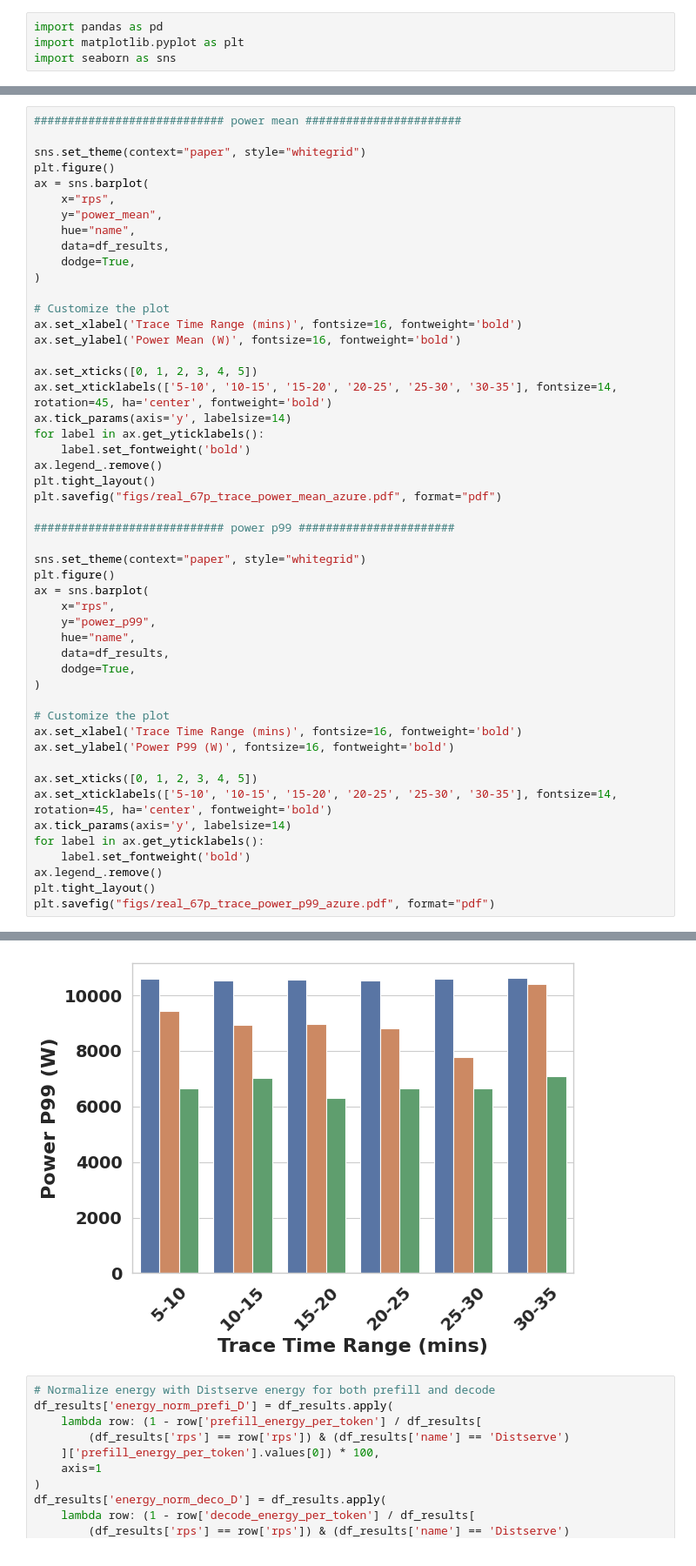
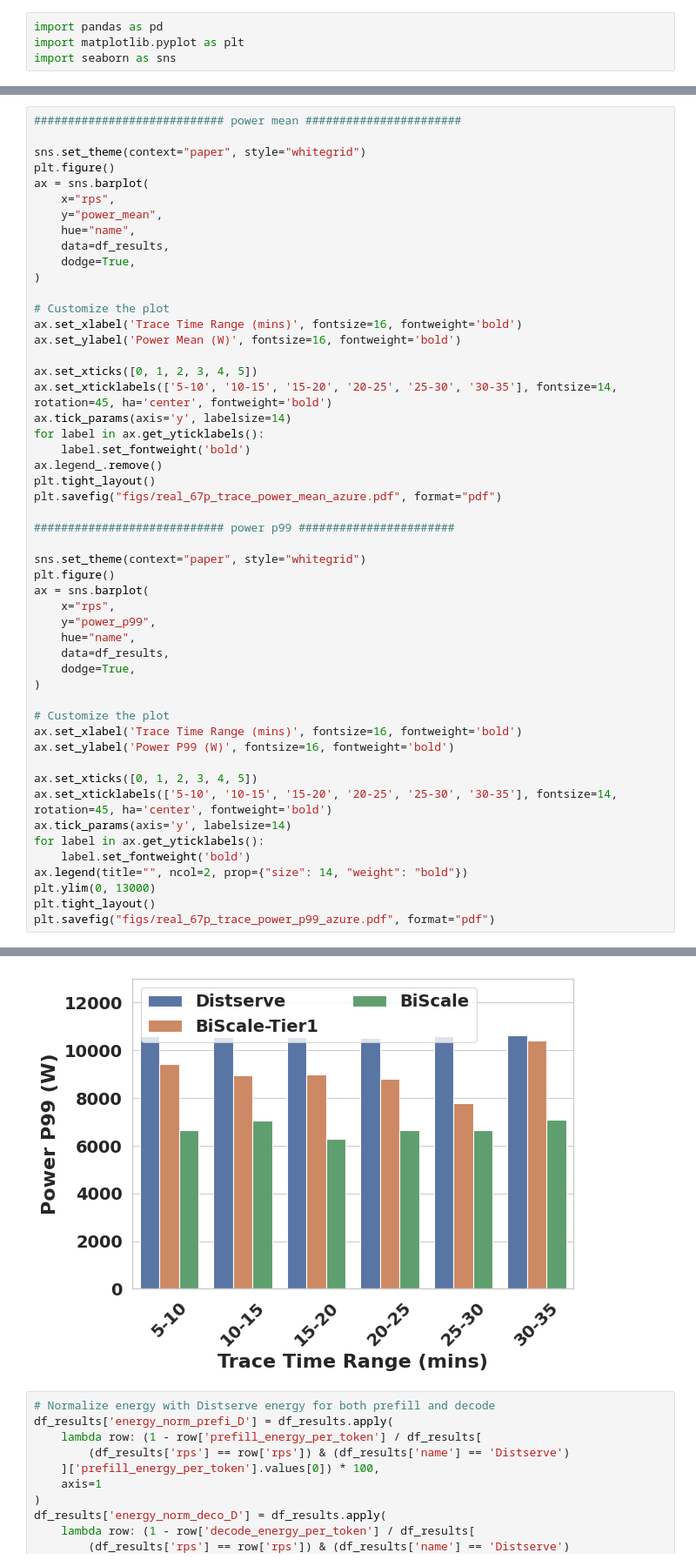
Before and after one commit to Louis-99/vllm-fork, a Jupyter notebook: additional_stuff/sosp_evals/2_nodes/disag_azure.ipynb, the cells around one changed output, grey strips where cells are left out. Shown at 87% size. Cells and saved outputs as stored; diff of their text form.

```diff
--- a/additional_stuff/sosp_evals/2_nodes/disag_azure.ipynb
+++ b/additional_stuff/sosp_evals/2_nodes/disag_azure.ipynb
@@ -216,35 +216,36 @@ for label in ax.get_yticklabels():
     label.set_fontweight('bold')
 ax.legend_.remove()
 plt.tight_layout()
 plt.savefig("figs/real_67p_trace_power_mean_azure.pdf", format="pdf")
 
 ############################ power p99 #######################
 
 sns.set_theme(context="paper", style="whitegrid")
 plt.figure()
 ax = sns.barplot(
     x="rps",
     y="power_p99",
     hue="name",
     data=df_results,
     dodge=True,
 )
 
 # Customize the plot
 ax.set_xlabel('Trace Time Range (mins)', fontsize=16, fontweight='bold')
 ax.set_ylabel('Power P99 (W)', fontsize=16, fontweight='bold')
 
 ax.set_xticks([0, 1, 2, 3, 4, 5])
 ax.set_xticklabels(['5-10', '10-15', '15-20', '20-25', '25-30', '30-35'], fontsize=14, rotation=45, ha='center', fontweight='bold')
 ax.tick_params(axis='y', labelsize=14)
 for label in ax.get_yticklabels():
     label.set_fontweight('bold')
-ax.legend_.remove()
+ax.legend(title="", ncol=2, prop={"size": 14, "weight": "bold"})
+plt.ylim(0, 13000)
 plt.tight_layout()
 plt.savefig("figs/real_67p_trace_power_p99_azure.pdf", format="pdf")
 # %% [output]
 [figure]
-[figure, old version]
+[figure, new version]
 # %%
 # Normalize energy with Distserve energy for both prefill and decode
 df_results['energy_norm_prefi_D'] = df_results.apply(
```
Also changed, not shown: 2 other files.
